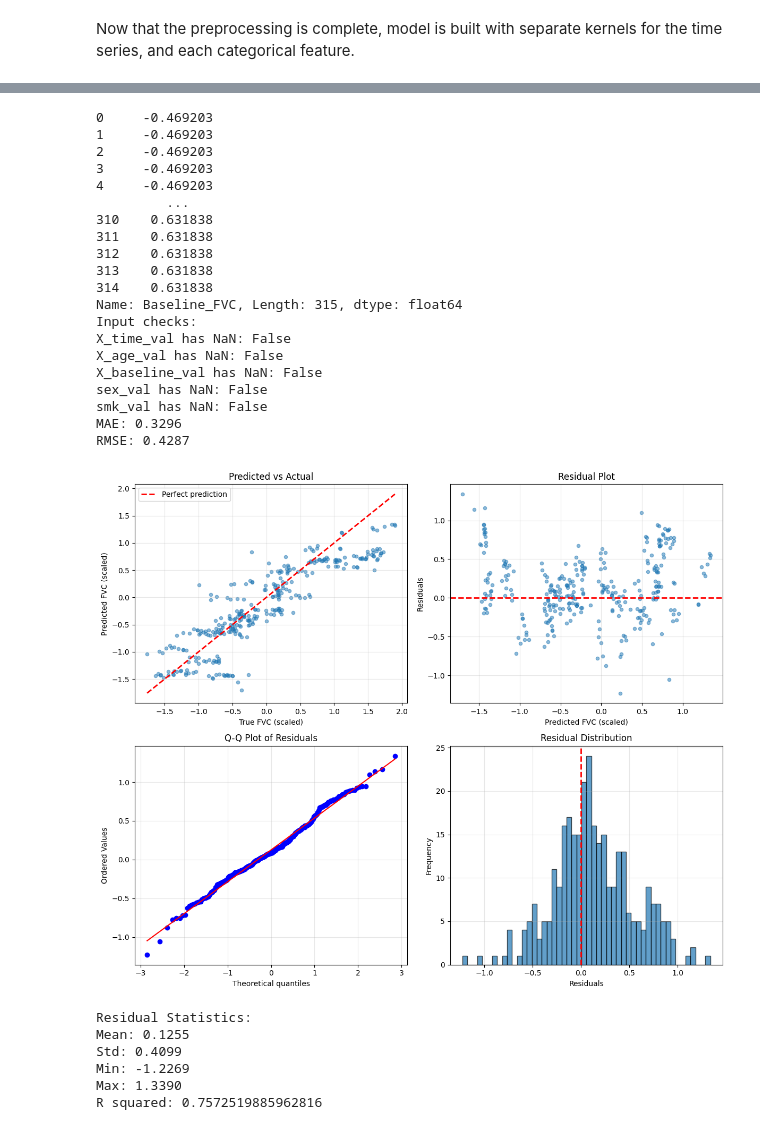
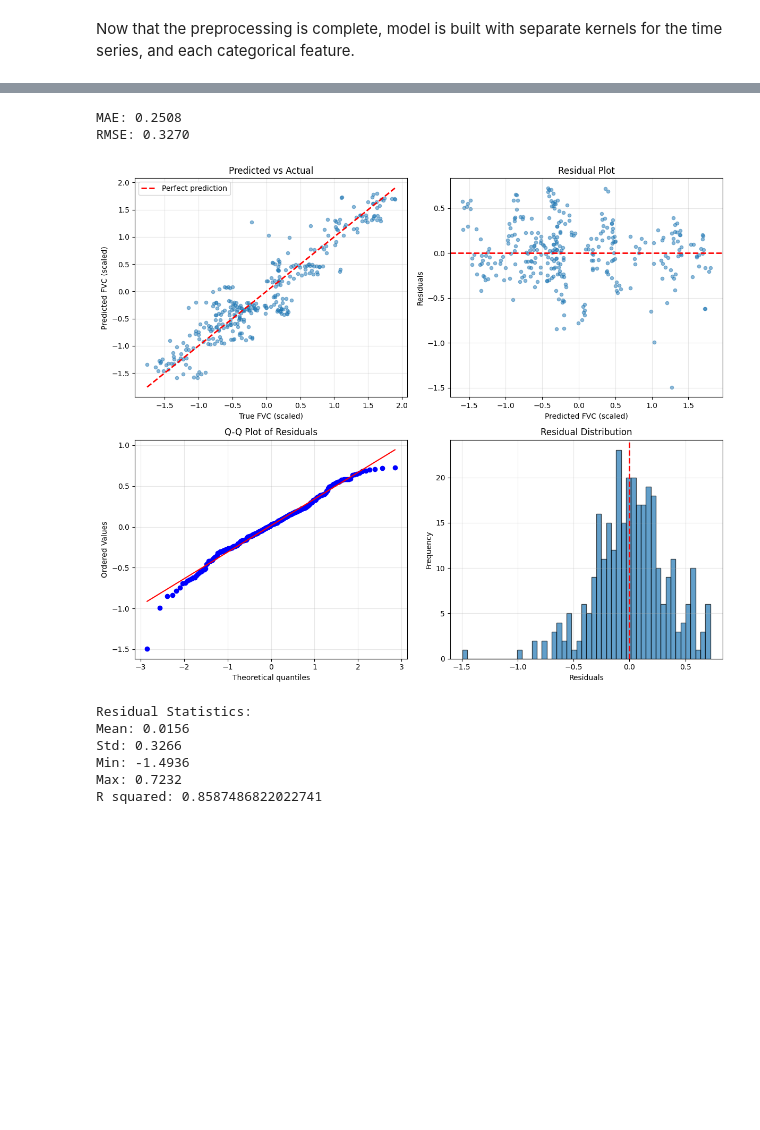
Before and after one commit to unfulw/pulmonary_fibrosis, a Jupyter notebook: Multimodal_probabilistic_model_fusion/gaussian_process.ipynb, the cells around one changed output, grey strips where cells are left out. Cells and saved outputs as stored; diff of their text form; code cells hidden in the pictures; blank space fills up the shorter version.

```diff
--- a/Multimodal_probabilistic_model_fusion/gaussian_process.ipynb
+++ b/Multimodal_probabilistic_model_fusion/gaussian_process.ipynb
@@ -160,9 +166,7 @@ sex_card = train_df["Sex"].nunique()
 smk_card = train_df["SmokingStatus"].nunique()
 n_patients = train_df["Patient"].nunique()
 
-baseline_fvc = train_df.groupby('Patient')['FVC_scaled'].first().to_dict()
-train_df['Baseline_FVC'] = train_df['Patient'].map(baseline_fvc)
-val_df['Baseline_FVC'] = val_df['Patient'].map(baseline_fvc)
+# Baseline_FVC is now calculated in preprocessing, so we just use it directly
 X_baseline_train = torch.tensor(train_df[["Baseline_FVC"]].values, dtype=torch.float32)
 
 y_train = torch.tensor(train_df["FVC_scaled"].values, dtype=torch.float32)
@@ -170,10 +174,8 @@ y_train = torch.tensor(train_df["FVC_scaled"].values, dtype=torch.float32)
 class MixedKernel(nn.Module):
     def __init__(self, n_patients, sex_card, smk_card, emb_dim=2):
         super().__init__()
-        self.beta0 = nn.Parameter(torch.zeros(1))
         self.beta_w = nn.Linear(1, 1, bias=False)  # weeks effect
         self.beta_a = nn.Linear(1, 1, bias=False)  # age effect
-        self.beta_b = nn.Linear(1, 1, bias=False)  # baseline FVC effect (NEW!)
 
         self.alpha = nn.Embedding(n_patients, 1)
         self.gamma = nn.Embedding(n_patients, 1)
@@ -183,9 +185,10 @@ class MixedKernel(nn.Module):
         self.cat_lin = nn.Linear(2*emb_dim, 1, bias=False)
 
     def forward(self, weeks, age, baseline_fvc, pid, sex_id, smk_id, use_patient_effects=True):
-        # Population-level effects (now includes baseline FVC!)
-        base = self.beta0 + self.beta_w(weeks) + self.beta_a(age) + self.beta_b(baseline_fvc)
-        base = base.squeeze()
+        # START FROM BASELINE! Predict CHANGE from baseline
+        # Population-level effects (relative to baseline)
+        delta = self.beta_w(weeks) + self.beta_a(age)
+        delta = delta.squeeze()
 
         # Demographic effects
         sex_emb = self.sex_emb(sex_id.squeeze(-1))
@@ -199,9 +202,11 @@ class MixedKernel(nn.Module):
             gamma = self.gamma(pid.squeeze(-1)).squeeze()
             weeks_1d = weeks.squeeze()
             pat = alpha + gamma * weeks_1d
-            return base + pat + cat
+            # CRITICAL: Add baseline to the delta/change
+            return baseline_fvc.squeeze() + delta + pat + cat
         else:
-            return base + cat
+            # CRITICAL: Add baseline to the delta/change
+            return baseline_fvc.squeeze() + delta + cat
 
 
 class GPM2(gpytorch.models.ExactGP):
@@ -236,7 +241,7 @@ likelihood.train()
 optimizer = torch.optim.Adam(M2.parameters(), lr=0.05)
 mll = gpytorch.mlls.ExactMarginalLogLikelihood(likelihood, M2)
 
-for i in range(200):
+for i in range(500):
     optimizer.zero_grad()
     weeks, age, baseline_fvc, sex, smk = M2.train_inputs  # Now 5 inputs
     output = M2(weeks, age, baseline_fvc, sex, smk, use_patient_effects=True)
@@ -245,5 +250,5 @@ for i in range(200):
     optimizer.step()
 
     if (i + 1) % 20 == 0:
-        print(f"Iter {i+1}/200 - Loss: {loss.item():.3f}")
+        print(f"Iter {i+1}/500 - Loss: {loss.item():.3f}")
 # %% [output]
@@ -263,11 +275,10 @@ likelihood.eval()
 
 X_time_val = torch.tensor(val_df[["Weeks_scaled"]].values, dtype=torch.float32)
 X_age_val = torch.tensor(val_df[["Age"]].values, dtype=torch.float32)
-baseline_fvc_val = val_df.groupby('Patient')['FVC_scaled'].first().to_dict()
-val_df['Baseline_FVC'] = val_df['Patient'].map(baseline_fvc_val)
+# Baseline_FVC is now calculated in preprocessing, so we just use it directly
+X_baseline_val = torch.tensor(val_df[["Baseline_FVC"]].values, dtype=torch.float32)
 sex_val = torch.tensor(val_df["Sex"].map(sex_map).values, dtype=torch.long).unsqueeze(-1)
 smk_val = torch.tensor(val_df["SmokingStatus"].map(smk_map).values, dtype=torch.long).unsqueeze(-1)
-X_baseline_val = torch.tensor(val_df[["Baseline_FVC"]].values, dtype=torch.float32)
 
 
 with torch.no_grad(), gpytorch.settings.fast_pred_var():
@@ -303,57 +314,39 @@ axes[0, 1].axhline(y=0, color='r', linestyle='--', lw=2)
 axes[0, 1].set_xlabel('Predicted FVC (scaled)')
 axes[0, 1].set_ylabel('Residuals')
 axes[0, 1].set_title('Residual Plot')
 axes[0, 1].grid(True, alpha=0.3)
 
 # 3. Q-Q Plot (for residual normality)
 stats.probplot(residuals, dist="norm", plot=axes[1, 0])
 axes[1, 0].set_title('Q-Q Plot of Residuals')
 axes[1, 0].grid(True, alpha=0.3)
 
 # 4. Residual Histogram
 axes[1, 1].hist(residuals, bins=50, edgecolor='black', alpha=0.7)
 axes[1, 1].axvline(x=0, color='r', linestyle='--', lw=2)
 axes[1, 1].set_xlabel('Residuals')
 axes[1, 1].set_ylabel('Frequency')
 axes[1, 1].set_title('Residual Distribution')
 axes[1, 1].grid(True, alpha=0.3)
 
 plt.tight_layout()
 plt.savefig('model_diagnostics.png', dpi=300, bbox_inches='tight')
 plt.show()
 
 print(f"\nResidual Statistics:")
 print(f"Mean: {residuals.mean():.4f}")
 print(f"Std: {residuals.std():.4f}")
 print(f"Min: {residuals.min():.4f}")
 print(f"Max: {residuals.max():.4f}")
 
 print(f"R squared: {r2_score(y_true, y_pred)}")
 # %% [output]
-0     -0.469203
-1     -0.469203
-2     -0.469203
-3     -0.469203
-4     -0.469203
-         ...
-310    0.631838
-311    0.631838
-312    0.631838
-313    0.631838
-314    0.631838
-Name: Baseline_FVC, Length: 315, dtype: float64
-Input checks:
-X_time_val has NaN: False
-X_age_val has NaN: False
-X_baseline_val has NaN: False
-sex_val has NaN: False
-smk_val has NaN: False
-MAE: 0.3296
-RMSE: 0.4287
+MAE: 0.2508
+RMSE: 0.3270
-[figure, old version]
+[figure, new version]
 Residual Statistics:
-Mean: 0.1255
-Std: 0.4099
-Min: -1.2269
-Max: 1.3390
-R squared: 0.7572519885962816
+Mean: 0.0156
+Std: 0.3266
+Min: -1.4936
+Max: 0.7232
+R squared: 0.8587486822022741
```
Also changed, not shown: parts of 5 cells of this notebook, 3 other files.
